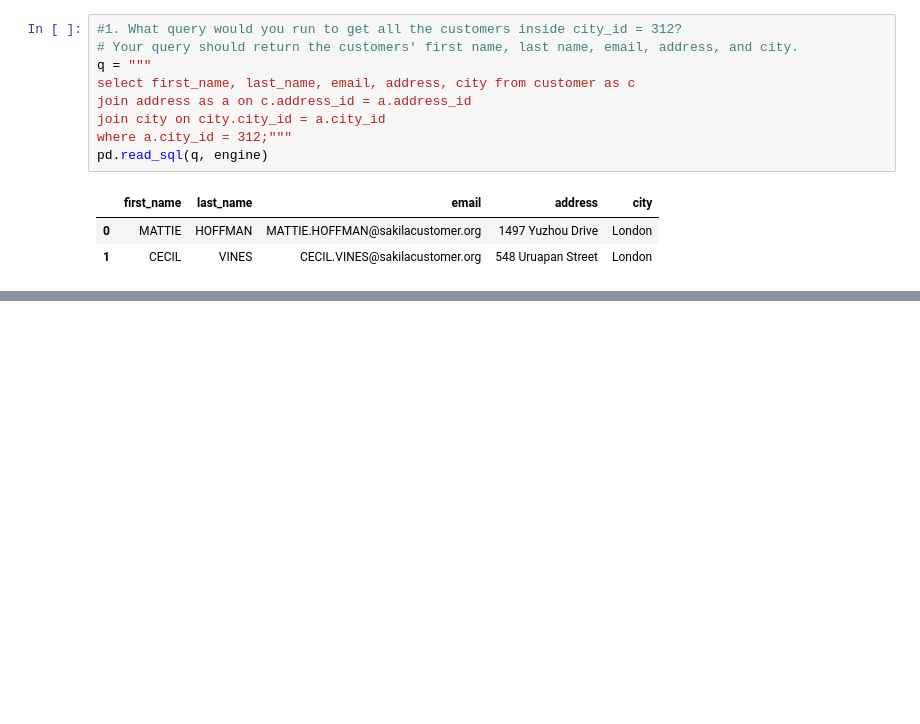
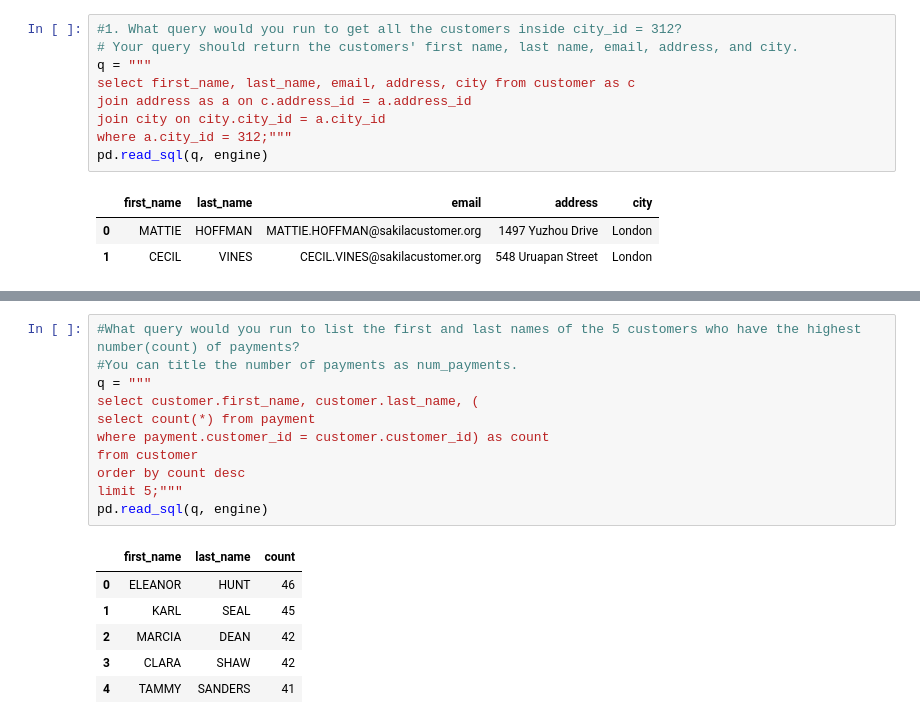
Before and after one commit to Ajlackey8/Sakila, a Jupyter notebook: Sakila.ipynb, the cells around one changed output, grey strips where cells are left out. Cells and saved outputs as stored; diff of their text form; blank space fills up the shorter version.

```diff
--- a/Sakila.ipynb
+++ b/Sakila.ipynb
@@ -27,0 +118,18 @@ pd.read_sql(q, engine)
+# %%
+#What query would you run to list the first and last names of the 5 customers who have the highest number(count) of payments?
+#You can title the number of payments as num_payments.
+q = """
+select customer.first_name, customer.last_name, (
+select count(*) from payment
+where payment.customer_id = customer.customer_id) as count
+from customer
+order by count desc
+limit 5;"""
+pd.read_sql(q, engine)
+# %% [output]
+|  | first_name | last_name | count |
+| 0 | ELEANOR | HUNT | 46 |
+| 1 | KARL | SEAL | 45 |
+| 2 | MARCIA | DEAN | 42 |
+| 3 | CLARA | SHAW | 42 |
+| 4 | TAMMY | SANDERS | 41 |
```
Also changed, not shown: parts of 4 cells of this notebook.
